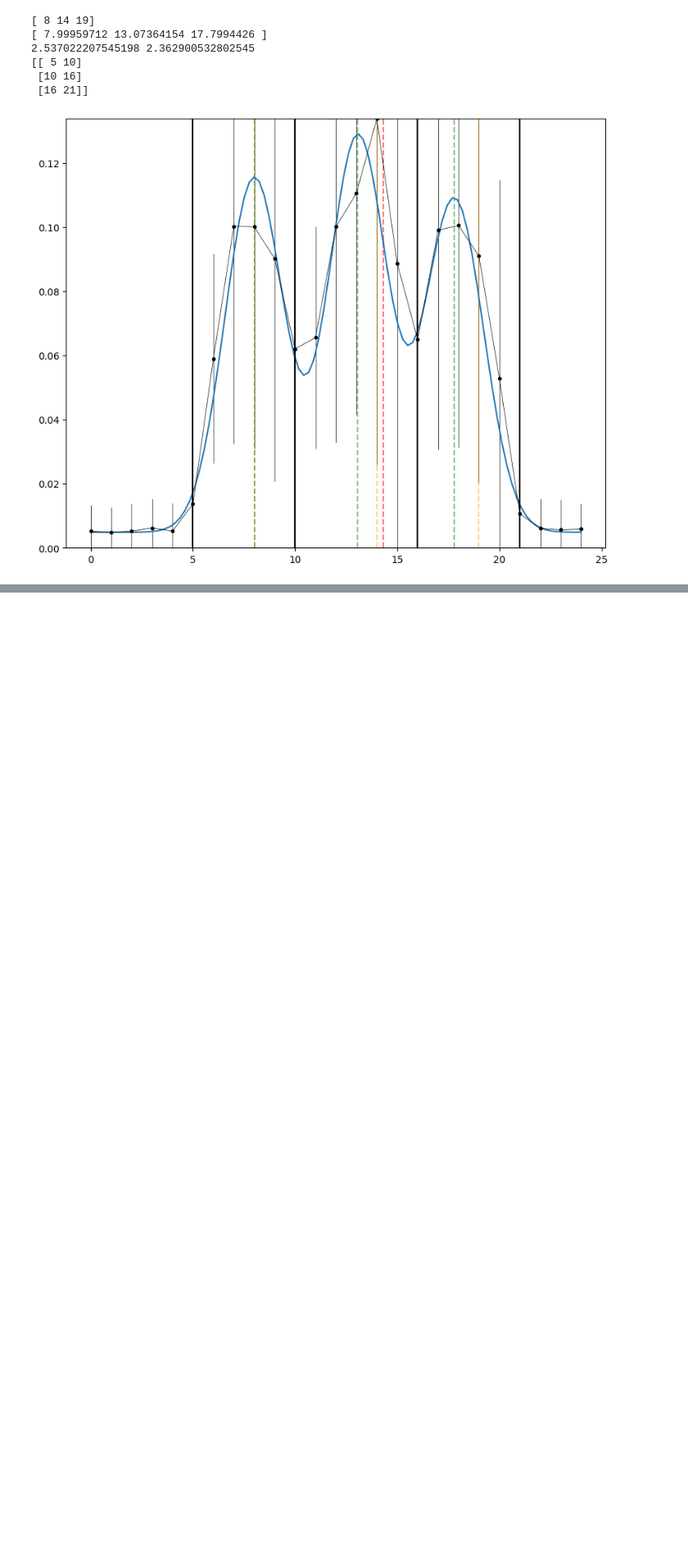
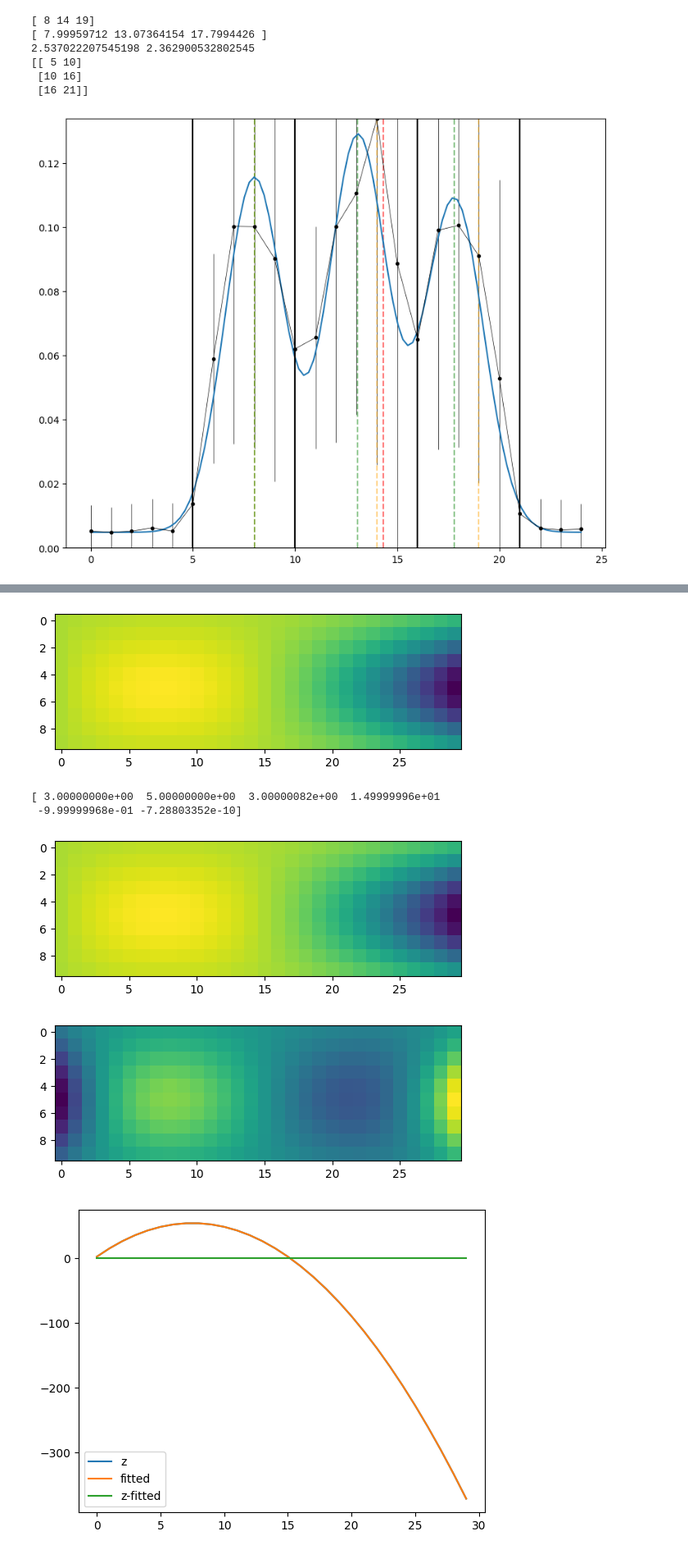
Before and after one commit to TimEpsilon/BetterNIRSpecBackground, a Jupyter notebook: JWST/TestStage2/FindBestModel.ipynb, the cells around one changed output, grey strips where cells are left out. Shown at 82% size. Saved outputs shown, nothing was run; the diff lists cells and outputs as text; code cells hidden in the pictures; blank space fills up the shorter version.

```diff
--- a/JWST/TestStage2/FindBestModel.ipynb
+++ b/JWST/TestStage2/FindBestModel.ipynb
@@ -211,0 +297,34 @@ plt.show()
+# %%
+y,x = np.indices((10,30))
+z = np.exp(-(5-y)**2/(2*3**2)) * (3 + 15*x - 1*x**2)
+
+plt.figure()
+plt.imshow(z)
+plt.show()
+
+p0 = [3,5,3,15,-1]
+coeff,err = cfit(betterPolynomial,[x,y],z.ravel(),p0=[1,1,1,1,1,1])
+print(coeff)
+
+plt.figure()
+fitted = betterPolynomial([x,y],*coeff).reshape(x.shape)
+plt.imshow(fitted)
+plt.show()
+
+plt.figure()
+plt.imshow(z - fitted)
+plt.show()
+
+plt.figure()
+plt.plot(z[3:7,:].mean(axis=0),label="z")
+plt.plot(fitted[3:7,:].mean(axis=0),label="fitted")
+plt.plot((z-fitted)[3:7,:].mean(axis=0),label="z-fitted")
+plt.legend()
+plt.show()
+# %% [output]
+[figure, added]
+[ 3.00000000e+00  5.00000000e+00  3.00000082e+00  1.49999996e+01
+ -9.99999968e-01 -7.28803352e-10]
+[figure, added]
+[figure, added]
+[figure, added]
```
Also changed, not shown: parts of 3 cells of this notebook, 1 other file.
